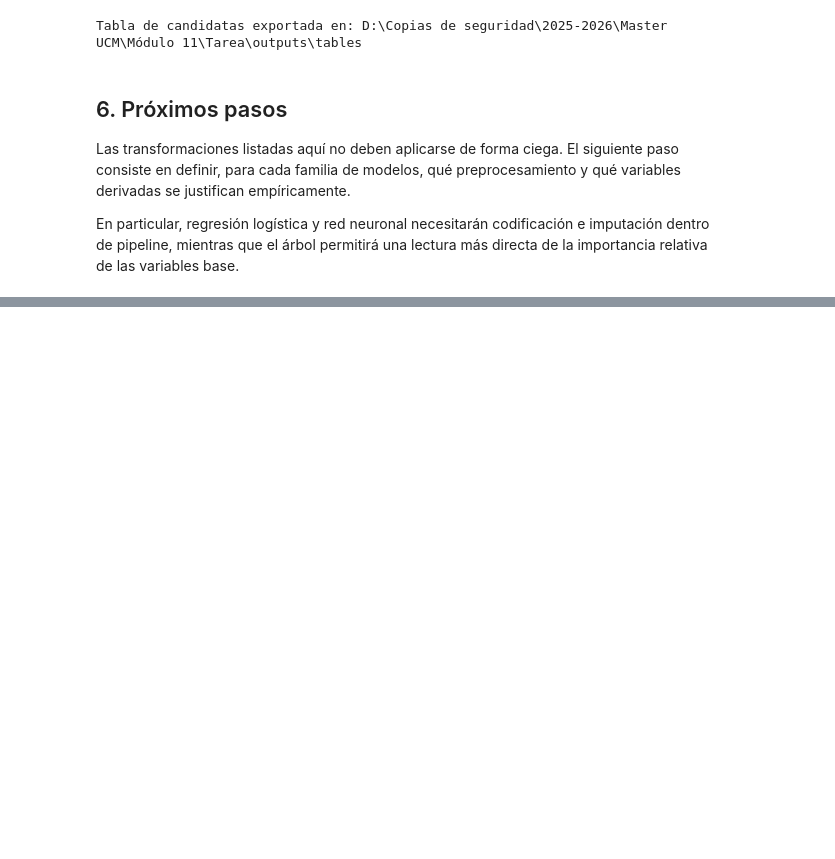
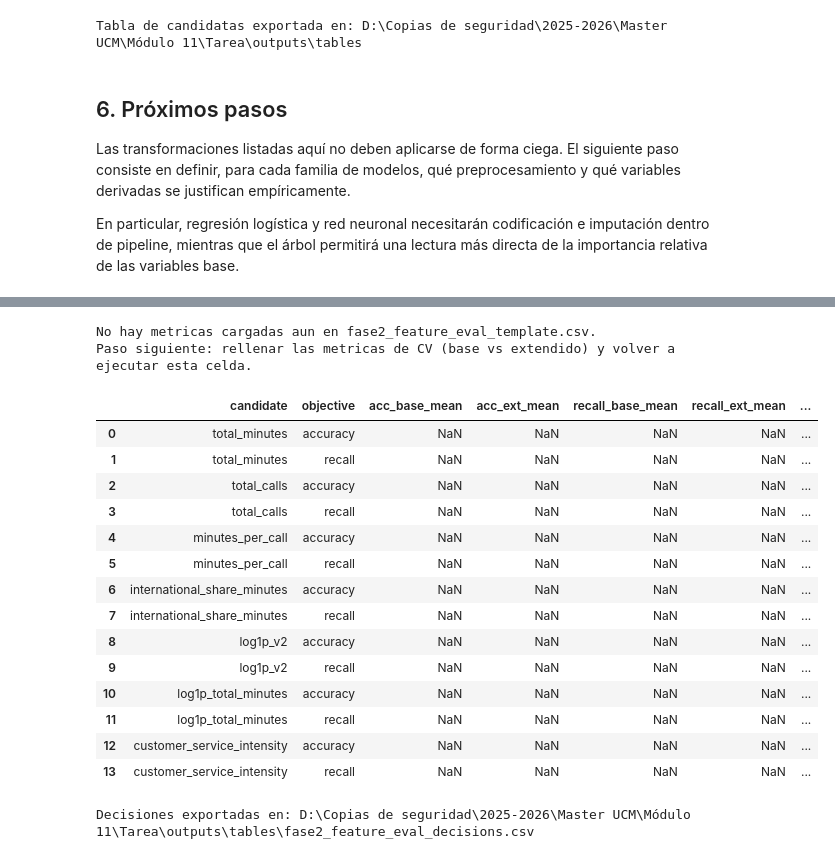
Before and after one commit to danielrawlins21/Clasificaci-n_binaria_Machine_Learning, a Jupyter notebook: notebooks/02_hallazgos_eda.ipynb, the cells around one changed output, grey strips where cells are left out. Saved outputs shown, nothing was run; the diff lists cells and outputs as text; code cells hidden in the pictures; blank space fills up the shorter version.

```diff
--- a/notebooks/02_hallazgos_eda.ipynb
+++ b/notebooks/02_hallazgos_eda.ipynb
@@ -207,0 +325,39 @@ En particular, regresión logística y red neuronal necesitarán codificación e
+# %%
+eval_df = pd.read_csv(TABLES_PATH / 'fase2_feature_eval_template.csv')
+
+metric_cols = [
+    'acc_base_mean', 'acc_ext_mean',
+    'recall_base_mean', 'recall_ext_mean',
+    'precision_base_mean', 'precision_ext_mean',
+    'prauc_base_mean', 'prauc_ext_mean',
+    'primary_std_base', 'primary_std_ext'
+]
+
+if eval_df[metric_cols].isna().all().all():
+    print('No hay metricas cargadas aun en fase2_feature_eval_template.csv.')
+    print('Paso siguiente: rellenar las metricas de CV (base vs extendido) y volver a ejecutar esta celda.')
+
+
+decisions_df = eval_df.join(eval_df.apply(decide_feature_candidate, axis=1))
+display(decisions_df)
+decisions_df.to_csv(TABLES_PATH / 'fase2_feature_eval_decisions.csv', index=False)
+print('Decisiones exportadas en:', (TABLES_PATH / 'fase2_feature_eval_decisions.csv').resolve())
+# %% [output]
+No hay metricas cargadas aun en fase2_feature_eval_template.csv.
+Paso siguiente: rellenar las metricas de CV (base vs extendido) y volver a ejecutar esta celda.
+|  | candidate | objective | acc_base_mean | acc_ext_mean | recall_base_mean | recall_ext_mean | ... |
+| 0 | total_minutes | accuracy | NaN | NaN | NaN | NaN | ... |
+| 1 | total_minutes | recall | NaN | NaN | NaN | NaN | ... |
+| 2 | total_calls | accuracy | NaN | NaN | NaN | NaN | ... |
+| 3 | total_calls | recall | NaN | NaN | NaN | NaN | ... |
+| 4 | minutes_per_call | accuracy | NaN | NaN | NaN | NaN | ... |
+| 5 | minutes_per_call | recall | NaN | NaN | NaN | NaN | ... |
+| 6 | international_share_minutes | accuracy | NaN | NaN | NaN | NaN | ... |
+| 7 | international_share_minutes | recall | NaN | NaN | NaN | NaN | ... |
+| 8 | log1p_v2 | accuracy | NaN | NaN | NaN | NaN | ... |
+| 9 | log1p_v2 | recall | NaN | NaN | NaN | NaN | ... |
+| 10 | log1p_total_minutes | accuracy | NaN | NaN | NaN | NaN | ... |
+| 11 | log1p_total_minutes | recall | NaN | NaN | NaN | NaN | ... |
+| 12 | customer_service_intensity | accuracy | NaN | NaN | NaN | NaN | ... |
+| 13 | customer_service_intensity | recall | NaN | NaN | NaN | NaN | ... |
+Decisiones exportadas en: D:\Copias de seguridad\2025-2026\Master UCM\Módulo 11\Tarea\outputs\tables\fase2_feature_eval_decisions.csv
```
Also changed, not shown: parts of 3 cells of this notebook, 15 other files.
